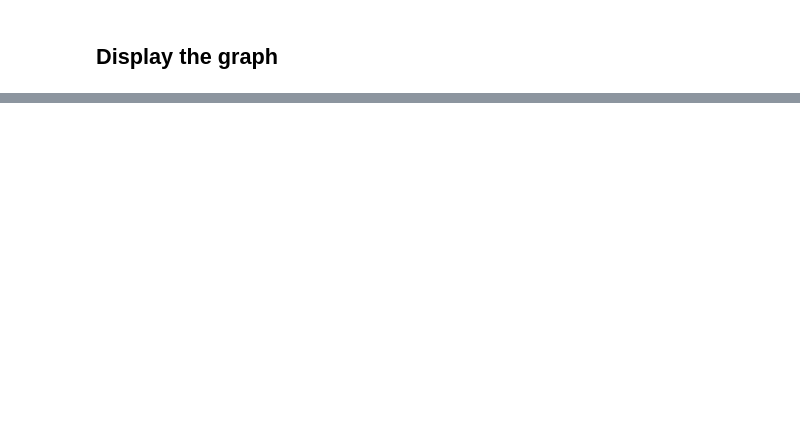
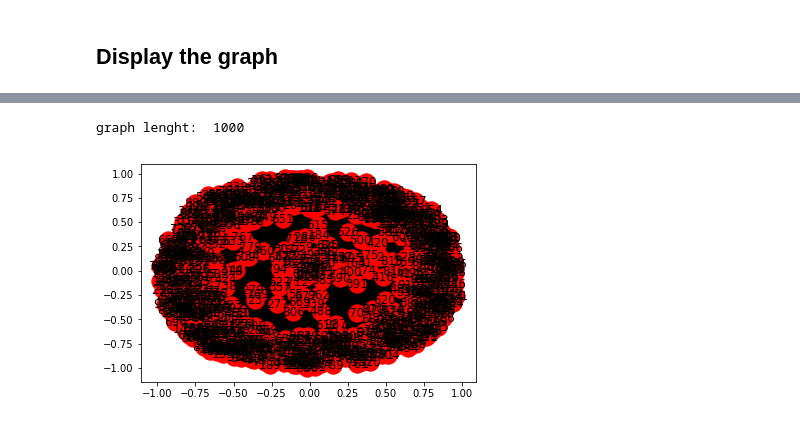
Before and after one commit to VivekUdupa/DataStructure, a Jupyter notebook: Project/BellmanFord.ipynb, the cells around one changed output, grey strips where cells are left out. Cells and saved outputs as stored; diff of their text form; code cells hidden in the pictures; blank space fills up the shorter version.

```diff
--- a/Project/BellmanFord.ipynb
+++ b/Project/BellmanFord.ipynb
@@ -316,0 +328,30 @@ plt.show()
+# %%
+import random
+import timeit
+
+node = 1000
+edge = (node * (node - 1) ) / 2
+#code creating G here
+g=nx.gnm_random_graph(node,edge)
+for (u,v,w) in g.edges(data=True):
+    w["weight"] = random.randint(-10,10)
+    #w = 10
+    #print(u, v, w)
+print("graph lenght: ", len(g))
+nx.draw_networkx(g)
+plt.show()
+
+#h = nx.Graph();
+#h = g;
+
+#nx.draw_networkx(h)
+#plt.show()
+
+H = Graph(node)
+H.addGraph(g)
+%timeit H.BellmanFord(0)
+%timeit H.SPFA_FIFO(0)
+%timeit H.SPFA_LIFO(0)
+# %% [output]
+graph lenght:  1000
+[figure, added]
```
Also changed, not shown: parts of 6 cells of this notebook, 2 other files.
